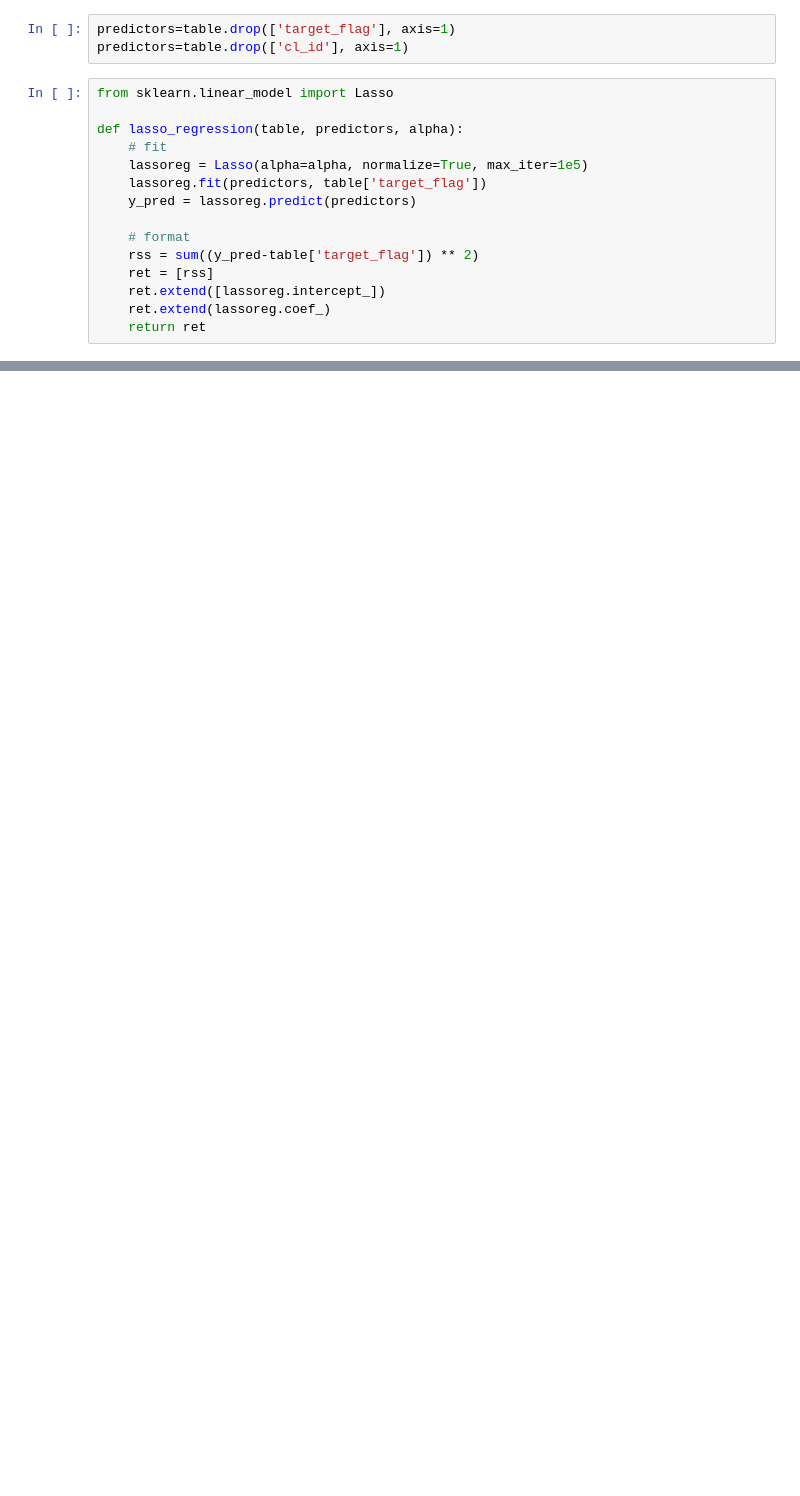
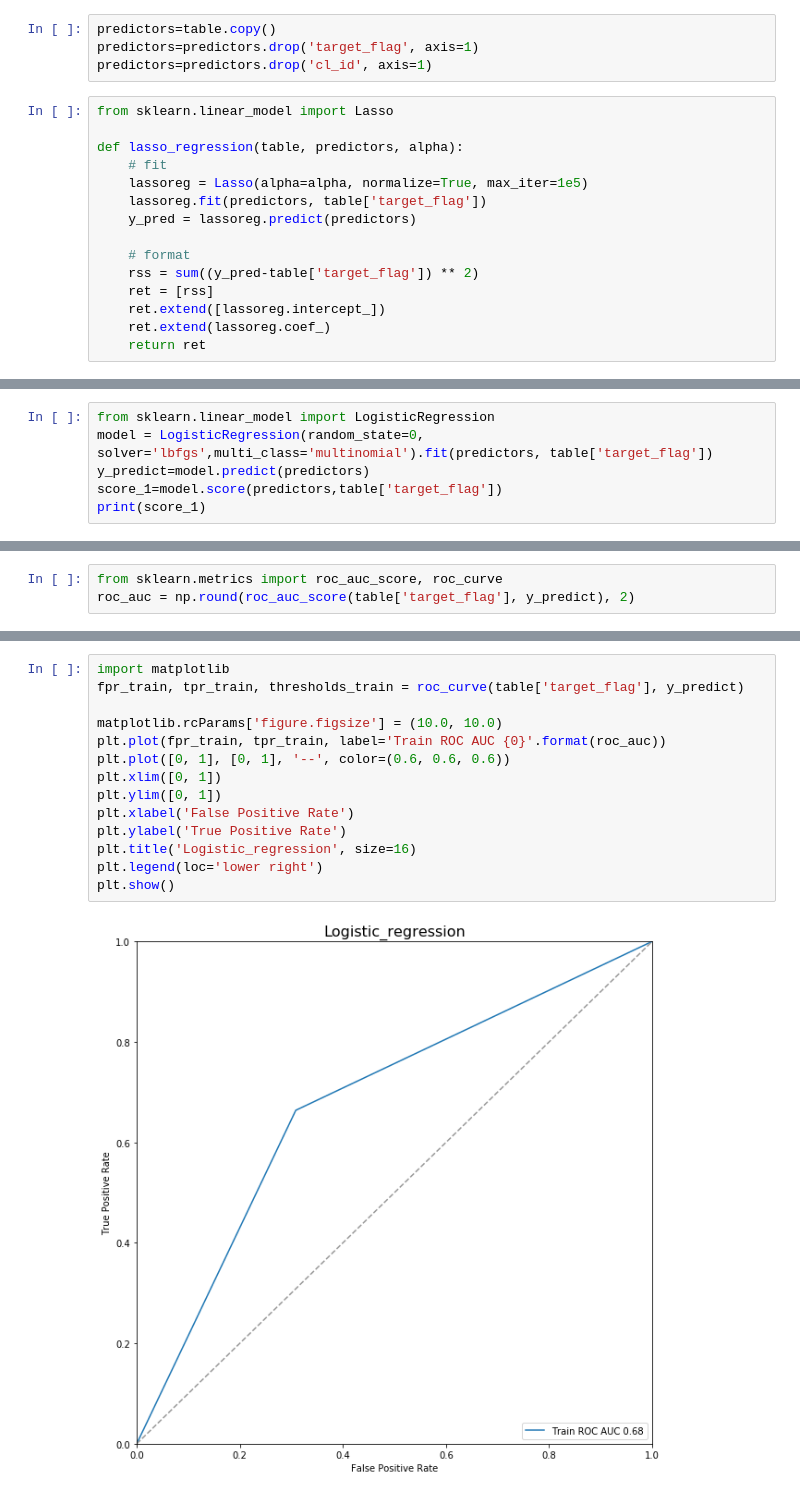
Before and after one commit to volknat/netology, a Jupyter notebook: Practice_1_2.ipynb, the cells around one changed output, grey strips where cells are left out. Saved outputs shown, nothing was run; the diff lists cells and outputs as text; blank space fills up the shorter version.

```diff
--- a/Practice_1_2.ipynb
+++ b/Practice_1_2.ipynb
@@ -658,8 +658,9 @@ array([[<matplotlib.axes._subplots.AxesSubplot object at 0x...>,
       dtype=object)
 [figure]
 # %%
-predictors=table.drop(['target_flag'], axis=1)
-predictors=table.drop(['cl_id'], axis=1)
+predictors=table.copy()
+predictors=predictors.drop('target_flag', axis=1)
+predictors=predictors.drop('cl_id', axis=1)
 # %%
 from sklearn.linear_model import Lasso
 
@@ -716,0 +749,6 @@ Index(['target_flag', 'RUB%', ' Drinking Places - Bars,Tave_normed',
+# %%
+from sklearn.linear_model import LogisticRegression
+model = LogisticRegression(random_state=0, solver='lbfgs',multi_class='multinomial').fit(predictors, table['target_flag'])
+y_predict=model.predict(predictors)
+score_1=model.score(predictors,table['target_flag'])
+print(score_1)
@@ -716,0 +757,3 @@ Index(['target_flag', 'RUB%', ' Drinking Places - Bars,Tave_normed',
+# %%
+from sklearn.metrics import roc_auc_score, roc_curve
+roc_auc = np.round(roc_auc_score(table['target_flag'], y_predict), 2)
@@ -716,0 +764,16 @@ Index(['target_flag', 'RUB%', ' Drinking Places - Bars,Tave_normed',
+# %%
+import matplotlib
+fpr_train, tpr_train, thresholds_train = roc_curve(table['target_flag'], y_predict)
+
+matplotlib.rcParams['figure.figsize'] = (10.0, 10.0)
+plt.plot(fpr_train, tpr_train, label='Train ROC AUC {0}'.format(roc_auc))
+plt.plot([0, 1], [0, 1], '--', color=(0.6, 0.6, 0.6))
+plt.xlim([0, 1])
+plt.ylim([0, 1])
+plt.xlabel('False Positive Rate')
+plt.ylabel('True Positive Rate')
+plt.title('Logistic_regression', size=16)
+plt.legend(loc='lower right')
+plt.show()
+# %% [output]
+[figure, added]
```
Also changed, not shown: parts of 9 cells of this notebook.
